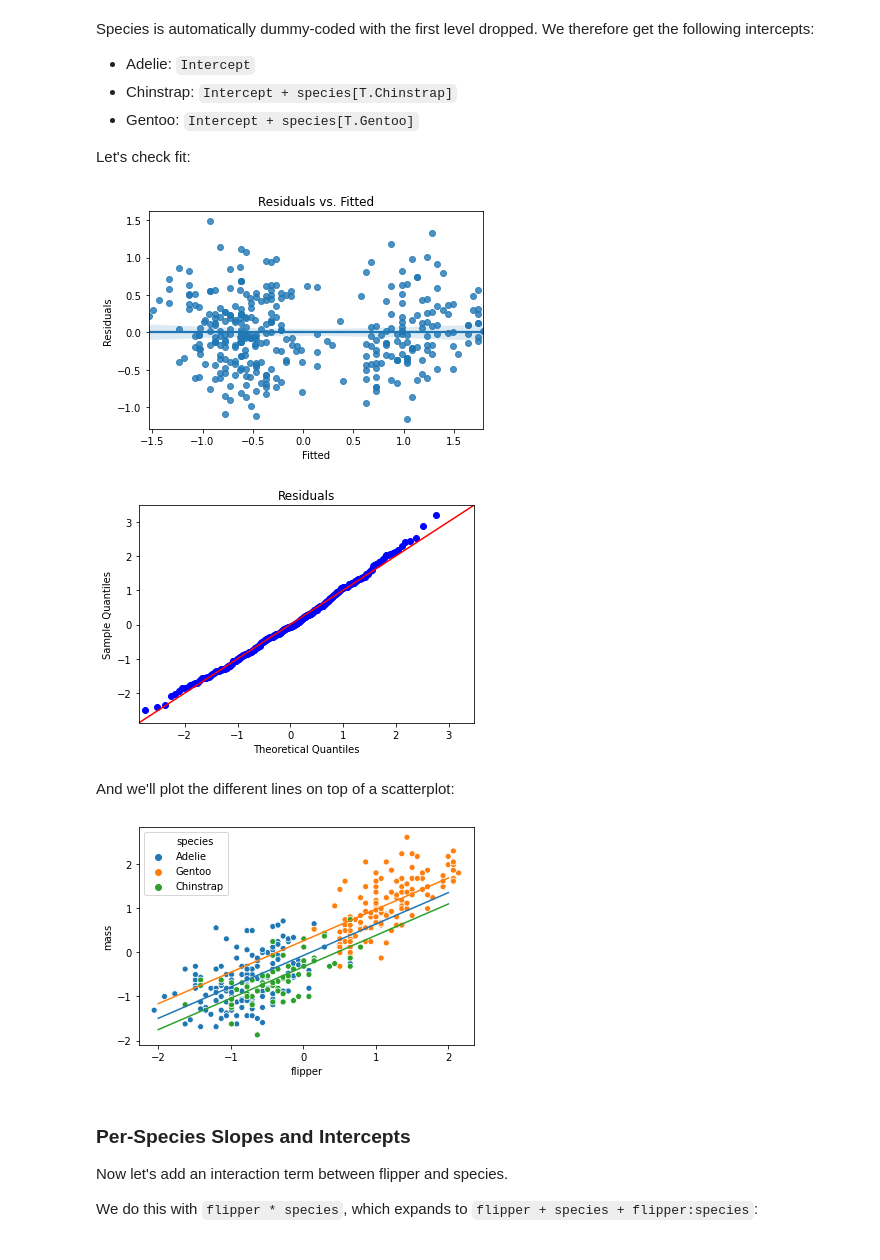
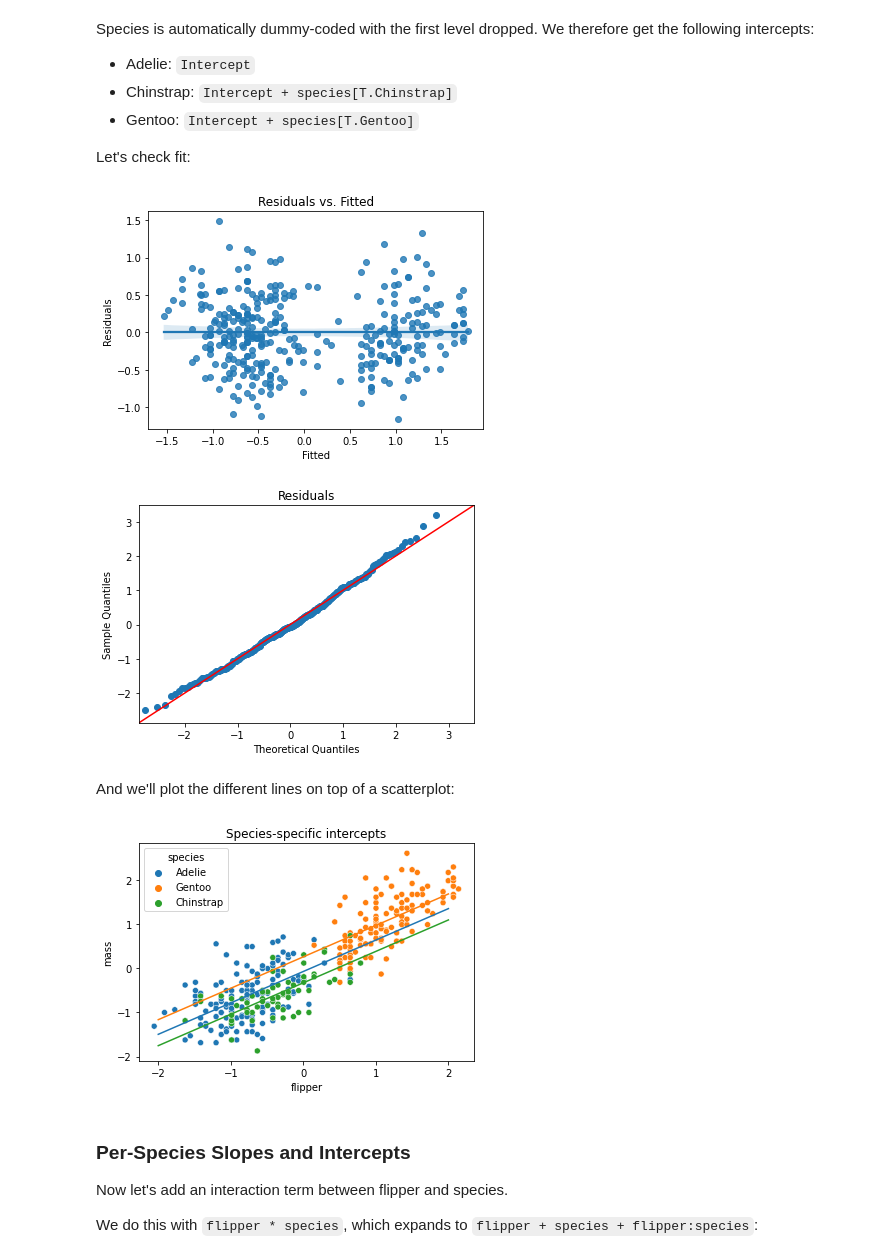
Before and after one commit to mdekstrand/cs533-web, a Jupyter notebook: resources/tutorials/Regressions.ipynb, the cells around one changed output. Cells and saved outputs as stored; diff of their text form; code cells hidden in the pictures.

```diff
--- a/resources/tutorials/Regressions.ipynb
+++ b/resources/tutorials/Regressions.ipynb
@@ -17,7 +17,7 @@ import statsmodels.formula.api as smf
 # %% [markdown]
 We're going to use the Penguins data:
 # %%
-penguins = pd.read_csv('penguins.csv')
+penguins = pd.read_csv('../data/penguins.csv')
 # %%
 penguins.head()
 # %% [output]
@@ -335,21 +336,23 @@ Let's check fit:
 # %%
 plot_lm_diag(bmf)
 # %% [output]
-[figure, old version]
+[figure, new version]
-[figure, old version]
+[figure, new version]
 # %% [markdown]
 And we'll plot the different lines on top of a scatterplot:
 # %%
-sns.scatterplot('flipper', 'mass', hue='species', data=penguin_std)
+sns.scatterplot(x='flipper', y='mass', hue='species', data=penguin_std)
 plot_line(bmf.params['Intercept'], bmf.params['flipper'], -2, 2, label='Adelie')
 plot_line(bmf.params['Intercept'] + bmf.params['species[T.Gentoo]'],
           bmf.params['flipper'],
           -2, 2, label='Gentoo')
 plot_line(bmf.params['Intercept'] + bmf.params['species[T.Chinstrap]'],
           bmf.params['flipper'],
-          -2, 2, label='Gentoo')
+          -2, 2, label='Chinstrap')
+plt.title('Species-specific intercepts')
+plt.show()
 # %% [output]
-[figure, old version]
+[figure, new version]
 # %% [markdown]
 ### Per-Species Slopes and Intercepts
 
```
Also changed, not shown: parts of 19 cells of this notebook.
